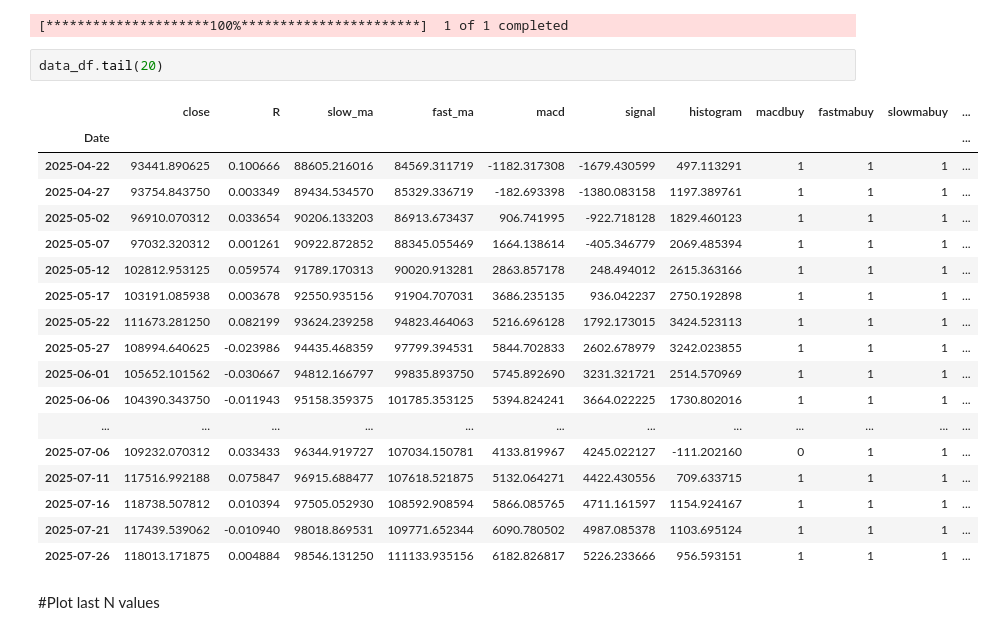
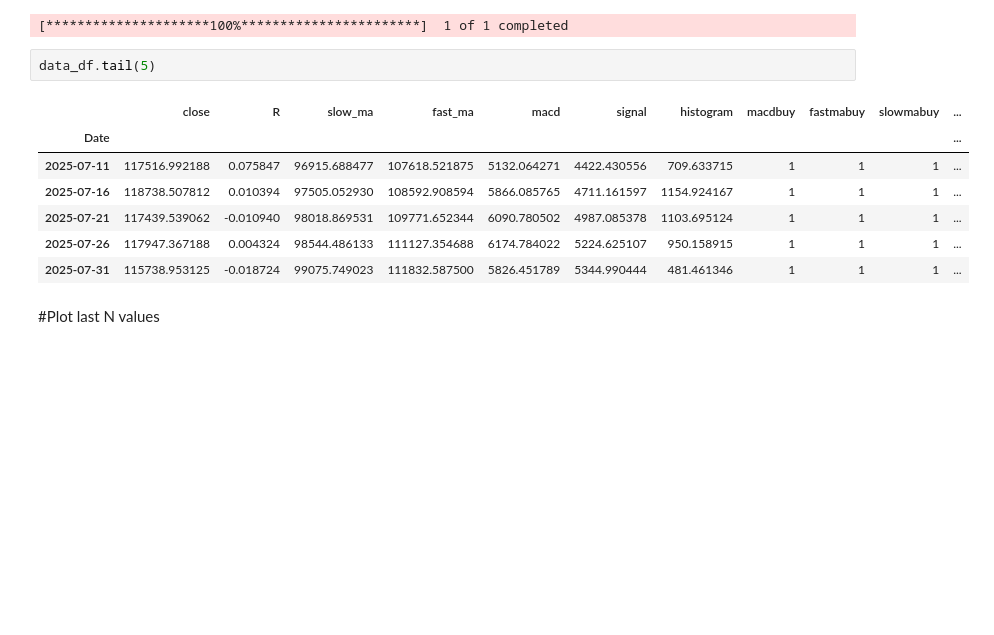
Before and after one commit to GalindoD/Backtesting_crypto, a Jupyter notebook: Backtester_Python.ipynb, the cells around one changed output. Cells and saved outputs as stored; diff of their text form; blank space fills up the shorter version.

```diff
--- a/Backtester_Python.ipynb
+++ b/Backtester_Python.ipynb
@@ -226,26 +226,15 @@ data_df = compute_strategy(data_df, strategy, liquid_return)
 # %% [output]
 [*********************100%***********************]  1 of 1 completed
 # %%
-data_df.tail(20)
+data_df.tail(5)
 # %% [output]
 |  | close | R | slow_ma | fast_ma | macd | signal | histogram | macdbuy | fastmabuy | slowmabuy | ... |
 | Date |  |  |  |  |  |  |  |  |  |  | ... |
-| 2025-04-22 | 93441.890625 | 0.100666 | 88605.216016 | 84569.311719 | -1182.317308 | -1679.430599 | 497.113291 | 1 | 1 | 1 | ... |
-| 2025-04-27 | 93754.843750 | 0.003349 | 89434.534570 | 85329.336719 | -182.693398 | -1380.083158 | 1197.389761 | 1 | 1 | 1 | ... |
-| 2025-05-02 | 96910.070312 | 0.033654 | 90206.133203 | 86913.673437 | 906.741995 | -922.718128 | 1829.460123 | 1 | 1 | 1 | ... |
-| 2025-05-07 | 97032.320312 | 0.001261 | 90922.872852 | 88345.055469 | 1664.138614 | -405.346779 | 2069.485394 | 1 | 1 | 1 | ... |
-| 2025-05-12 | 102812.953125 | 0.059574 | 91789.170313 | 90020.913281 | 2863.857178 | 248.494012 | 2615.363166 | 1 | 1 | 1 | ... |
-| 2025-05-17 | 103191.085938 | 0.003678 | 92550.935156 | 91904.707031 | 3686.235135 | 936.042237 | 2750.192898 | 1 | 1 | 1 | ... |
-| 2025-05-22 | 111673.281250 | 0.082199 | 93624.239258 | 94823.464063 | 5216.696128 | 1792.173015 | 3424.523113 | 1 | 1 | 1 | ... |
-| 2025-05-27 | 108994.640625 | -0.023986 | 94435.468359 | 97799.394531 | 5844.702833 | 2602.678979 | 3242.023855 | 1 | 1 | 1 | ... |
-| 2025-06-01 | 105652.101562 | -0.030667 | 94812.166797 | 99835.893750 | 5745.892690 | 3231.321721 | 2514.570969 | 1 | 1 | 1 | ... |
-| 2025-06-06 | 104390.343750 | -0.011943 | 95158.359375 | 101785.353125 | 5394.824241 | 3664.022225 | 1730.802016 | 1 | 1 | 1 | ... |
-| ... | ... | ... | ... | ... | ... | ... | ... | ... | ... | ... | ... |
-| 2025-07-06 | 109232.070312 | 0.033433 | 96344.919727 | 107034.150781 | 4133.819967 | 4245.022127 | -111.202160 | 0 | 1 | 1 | ... |
 | 2025-07-11 | 117516.992188 | 0.075847 | 96915.688477 | 107618.521875 | 5132.064271 | 4422.430556 | 709.633715 | 1 | 1 | 1 | ... |
 | 2025-07-16 | 118738.507812 | 0.010394 | 97505.052930 | 108592.908594 | 5866.085765 | 4711.161597 | 1154.924167 | 1 | 1 | 1 | ... |
 | 2025-07-21 | 117439.539062 | -0.010940 | 98018.869531 | 109771.652344 | 6090.780502 | 4987.085378 | 1103.695124 | 1 | 1 | 1 | ... |
-| 2025-07-26 | 118013.171875 | 0.004884 | 98546.131250 | 111133.935156 | 6182.826817 | 5226.233666 | 956.593151 | 1 | 1 | 1 | ... |
+| 2025-07-26 | 117947.367188 | 0.004324 | 98544.486133 | 111127.354688 | 6174.784022 | 5224.625107 | 950.158915 | 1 | 1 | 1 | ... |
+| 2025-07-31 | 115738.953125 | -0.018724 | 99075.749023 | 111832.587500 | 5826.451789 | 5344.990444 | 481.461346 | 1 | 1 | 1 | ... |
 # %% [markdown]
 #Plot last N values
 # %%
```
Also changed, not shown: parts of 3 cells of this notebook.
